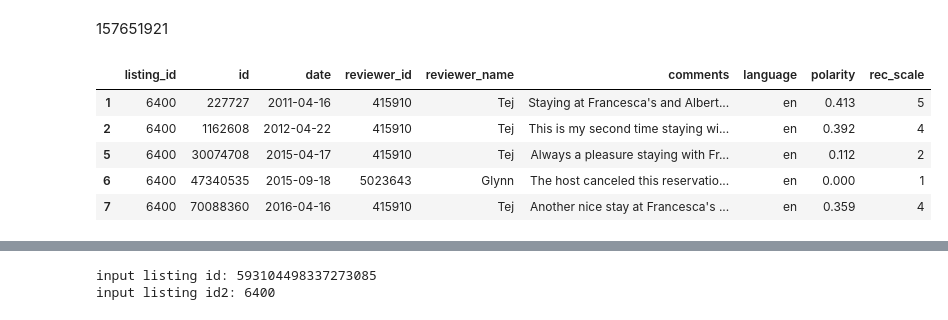
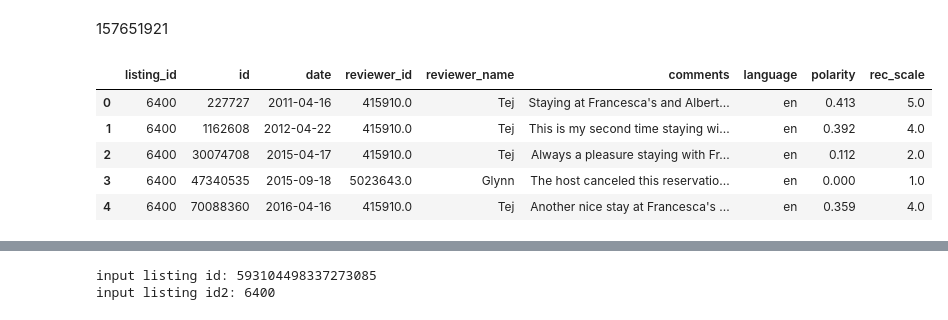
Before and after one commit to anat-jacobson/Airbnb-Recommender, a Jupyter notebook: Airbnb_Recommender_Collab_Filtering.ipynb, the cells around one changed output, grey strips where cells are left out. Drawn from its saved outputs; the diff is of its cells as text; code cells hidden in the pictures.

```diff
--- a/Airbnb_Recommender_Collab_Filtering.ipynb
+++ b/Airbnb_Recommender_Collab_Filtering.ipynb
@@ -1313,14 +1285,14 @@ KeyError: "['23986' '12666640'] not found in axis"
 # %% [markdown]
 157651921
 # %%
-english_reviews.head()
+final_df.head()
 # %% [output]
 |  | listing_id | id | date | reviewer_id | reviewer_name | comments | language | polarity | rec_scale |
-| 1 | 6400 | 227727 | 2011-04-16 | 415910 | Tej | Staying at Francesca's and Albert... | en | 0.413 | 5 |
-| 2 | 6400 | 1162608 | 2012-04-22 | 415910 | Tej | This is my second time staying wi... | en | 0.392 | 4 |
-| 5 | 6400 | 30074708 | 2015-04-17 | 415910 | Tej | Always a pleasure staying with Fr... | en | 0.112 | 2 |
-| 6 | 6400 | 47340535 | 2015-09-18 | 5023643 | Glynn | The host canceled this reservatio... | en | 0.000 | 1 |
-| 7 | 6400 | 70088360 | 2016-04-16 | 415910 | Tej | Another nice stay at Francesca's ... | en | 0.359 | 4 |
+| 0 | 6400 | 227727 | 2011-04-16 | 415910.0 | Tej | Staying at Francesca's and Albert... | en | 0.413 | 5.0 |
+| 1 | 6400 | 1162608 | 2012-04-22 | 415910.0 | Tej | This is my second time staying wi... | en | 0.392 | 4.0 |
+| 2 | 6400 | 30074708 | 2015-04-17 | 415910.0 | Tej | Always a pleasure staying with Fr... | en | 0.112 | 2.0 |
+| 3 | 6400 | 47340535 | 2015-09-18 | 5023643.0 | Glynn | The host canceled this reservatio... | en | 0.000 | 1.0 |
+| 4 | 6400 | 70088360 | 2016-04-16 | 415910.0 | Tej | Another nice stay at Francesca's ... | en | 0.359 | 4.0 |
 # %%
 def user_reviewed():
 
```
Also changed, not shown: parts of 39 cells of this notebook.
